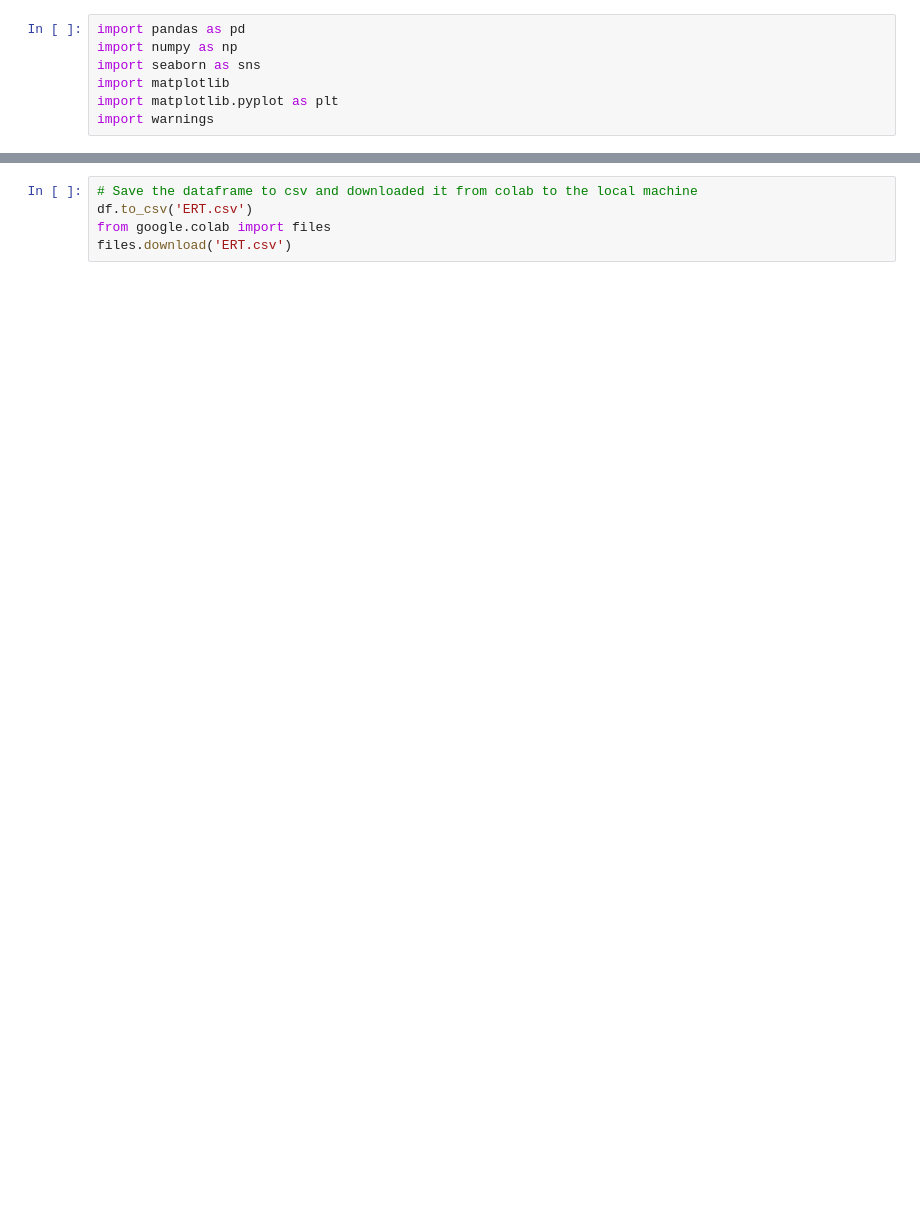
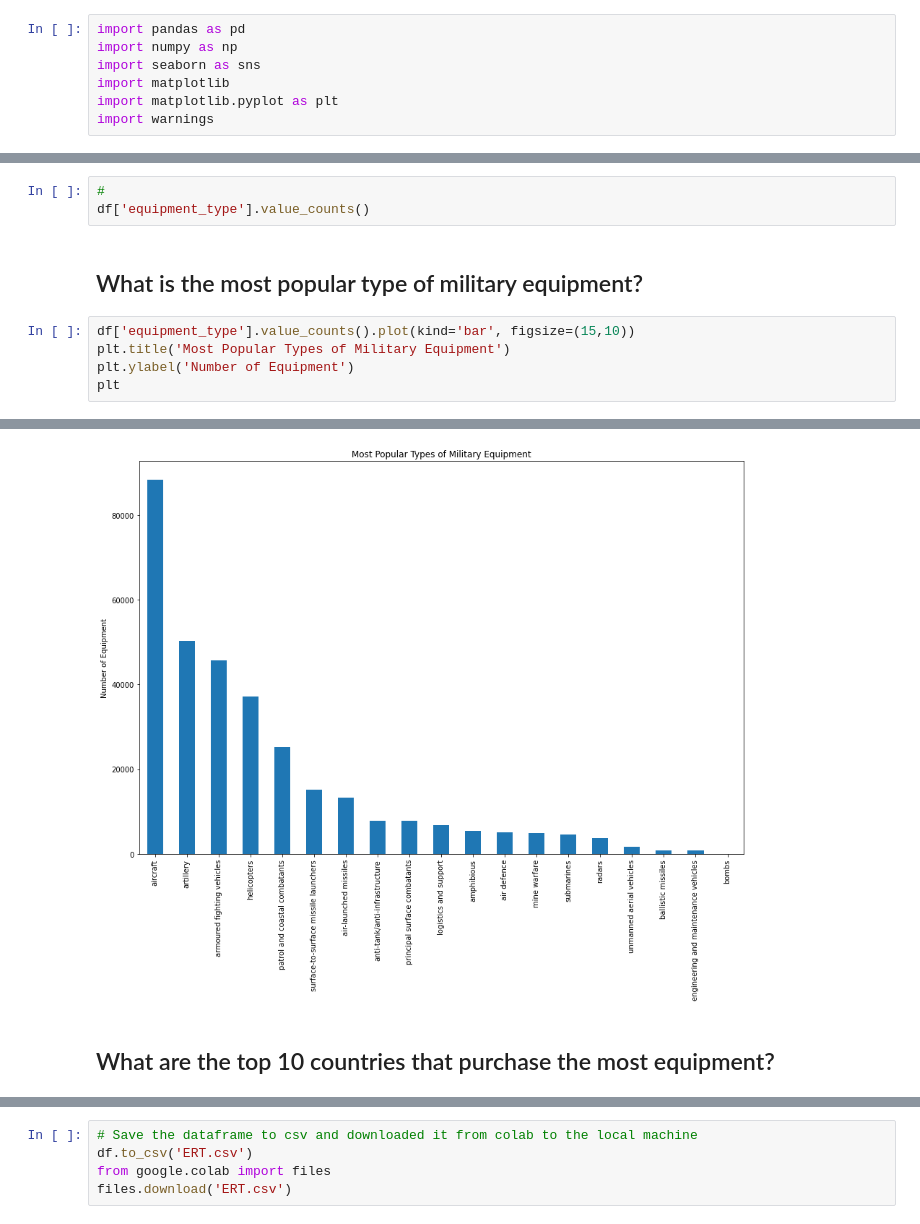
Before and after one commit to NimaZah/Global-Military-Trends, a Jupyter notebook: rDMC.ipynb, the cells around one changed output, grey strips where cells are left out. Cells and saved outputs as stored; diff of their text form; blank space fills up the shorter version.

```diff
--- a/rDMC.ipynb
+++ b/rDMC.ipynb
@@ -9,0 +22,11 @@ import warnings
+# %%
+#
+df['equipment_type'].value_counts()
+# %% [markdown]
+## What is the most popular type of military equipment?
+# %%
+df['equipment_type'].value_counts().plot(kind='bar', figsize=(15,10))
+plt.title('Most Popular Types of Military Equipment')
+plt.ylabel('Number of Equipment')
+plt
+# %% [output]
@@ -9,0 +34,3 @@ import warnings
+[figure, added]
+# %% [markdown]
+## What are the top 10 countries that purchase the most equipment?
```
Also changed, not shown: parts of 64 cells of this notebook.
